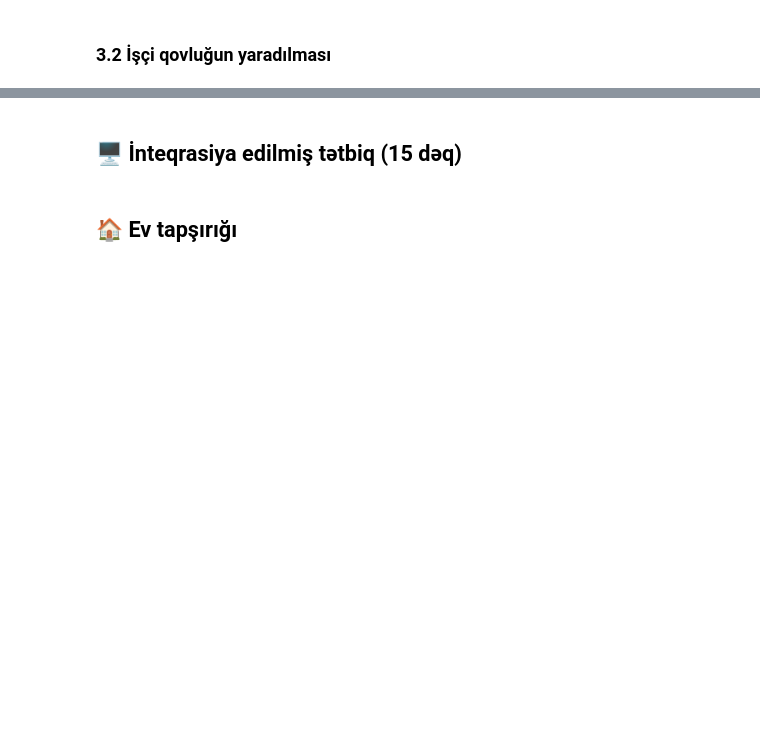
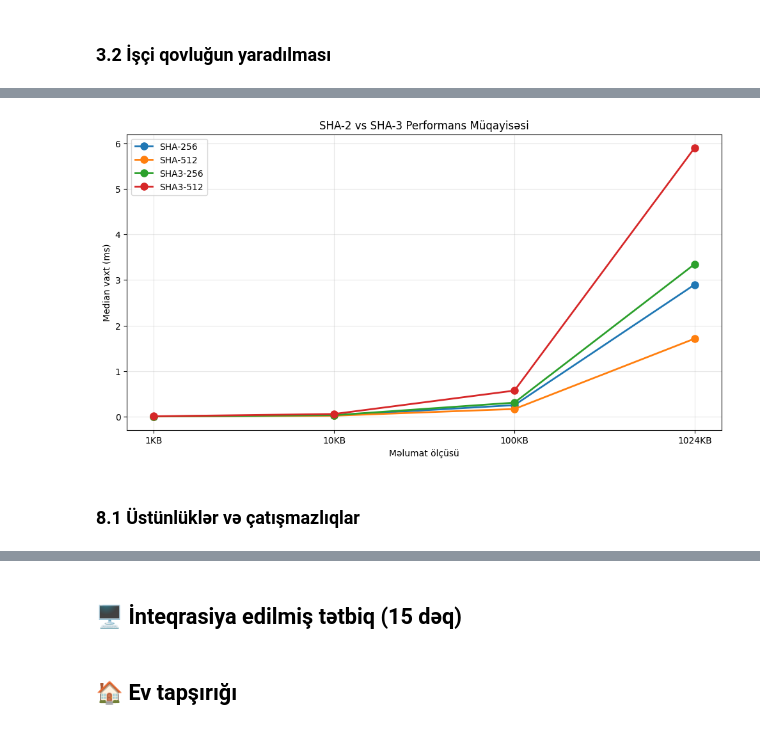
Before and after one commit to alov-ai/alov-ai.github.io, a Jupyter notebook: assets/courses/cryptography/notebooks/Məşğələ_14.ipynb, the cells around one changed output, grey strips where cells are left out. Drawn from its saved outputs; the diff is of its cells as text; code cells hidden in the pictures; blank space fills up the shorter version.

```diff
--- a/assets/courses/cryptography/notebooks/Məşğələ_14.ipynb
+++ b/assets/courses/cryptography/notebooks/Məşğələ_14.ipynb
@@ -852,0 +905,71 @@ all_tests_ok = run_self_tests()
+# %%
+def performance_comparison():
+    """
+    SHA-2 və SHA-3 performans müqayisəsi
+    """
+    if not SHA3_AVAILABLE:
+        return
+
+    def benchmark(hash_constructor, data, repeats):
+        measurements = []
+        for _ in range(repeats):
+            start = time.perf_counter()
+            hash_constructor(data).digest()
+            measurements.append((time.perf_counter() - start) * 1000)
+        measurements.sort()
+        return measurements[len(measurements) // 2]  # median
+
+    print("\n" + "-" * 70)
+    print("⚡ PERFORMANS MÜQAYİSƏSİ")
+    print("-" * 70)
+
+    sizes = [1024, 10240, 102400, 1048576]  # 1KB, 10KB, 100KB, 1MB
+
+    print(f"{'Ölçü':<10} {'SHA-256':<15} {'SHA-512':<15} {'SHA3-256':<15} {'SHA3-512':<15}")
+    print("-" * 70)
+
+    sha256_times = []
+    sha512_times = []
+    sha3_256_times = []
+    sha3_512_times = []
+    size_labels = []
+
+    for size in sizes:
+        data = os.urandom(size)
+        size_labels.append(f"{size // 1024}KB")
+        repeats = 200 if size <= 10240 else 50 if size <= 102400 else 10
+
+        t256 = benchmark(hashlib.sha256, data, repeats)
+        t512 = benchmark(hashlib.sha512, data, repeats)
+        t3_256 = benchmark(hashlib.sha3_256, data, repeats)
+        t3_512 = benchmark(hashlib.sha3_512, data, repeats)
+
+        sha256_times.append(t256)
+        sha512_times.append(t512)
+        sha3_256_times.append(t3_256)
+        sha3_512_times.append(t3_512)
+
+        print(
+            f"{size // 1024:4d} KB   {t256:8.4f} ms   {t512:8.4f} ms   "
+            f"{t3_256:8.4f} ms   {t3_512:8.4f} ms"
+        )
+
+    if PLT_AVAILABLE:
+        plt.figure(figsize=(12, 6))
+        x = range(len(sizes))
+        plt.plot(x, sha256_times, 'o-', label='SHA-256', linewidth=2, markersize=8)
+        plt.plot(x, sha512_times, 'o-', label='SHA-512', linewidth=2, markersize=8)
+        plt.plot(x, sha3_256_times, 'o-', label='SHA3-256', linewidth=2, markersize=8)
+        plt.plot(x, sha3_512_times, 'o-', label='SHA3-512', linewidth=2, markersize=8)
+        plt.xlabel('Məlumat ölçüsü')
+        plt.ylabel('Median vaxt (ms)')
+        plt.title('SHA-2 vs SHA-3 Performans Müqayisəsi')
+        plt.xticks(list(x), size_labels)
+        plt.legend()
+        plt.grid(True, alpha=0.3)
+        plt.show()
+
+
+if SHA3_AVAILABLE:
+    performance_comparison()
+# %% [output]
@@ -852,0 +985,3 @@ all_tests_ok = run_self_tests()
+[figure, added]
+# %% [markdown]
+### 8.1 Üstünlüklər və çatışmazlıqlar
```
Also changed, not shown: parts of 87 cells of this notebook, 15 other files.
